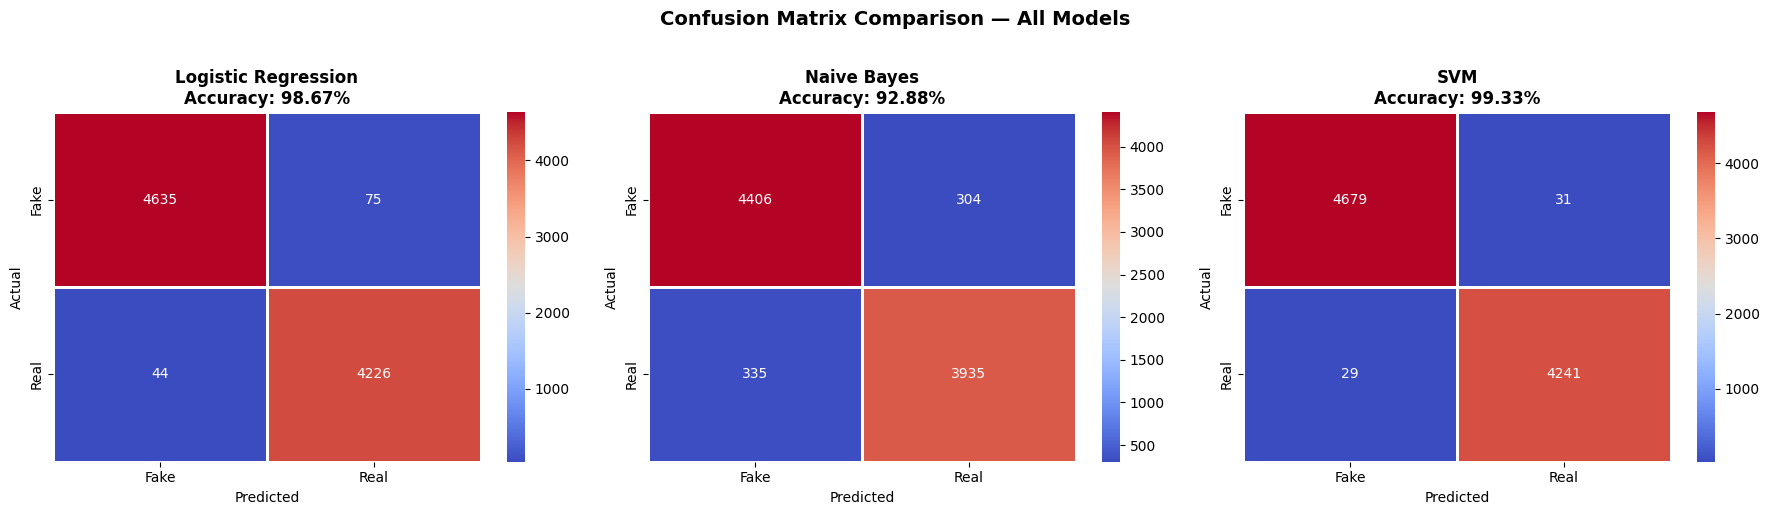
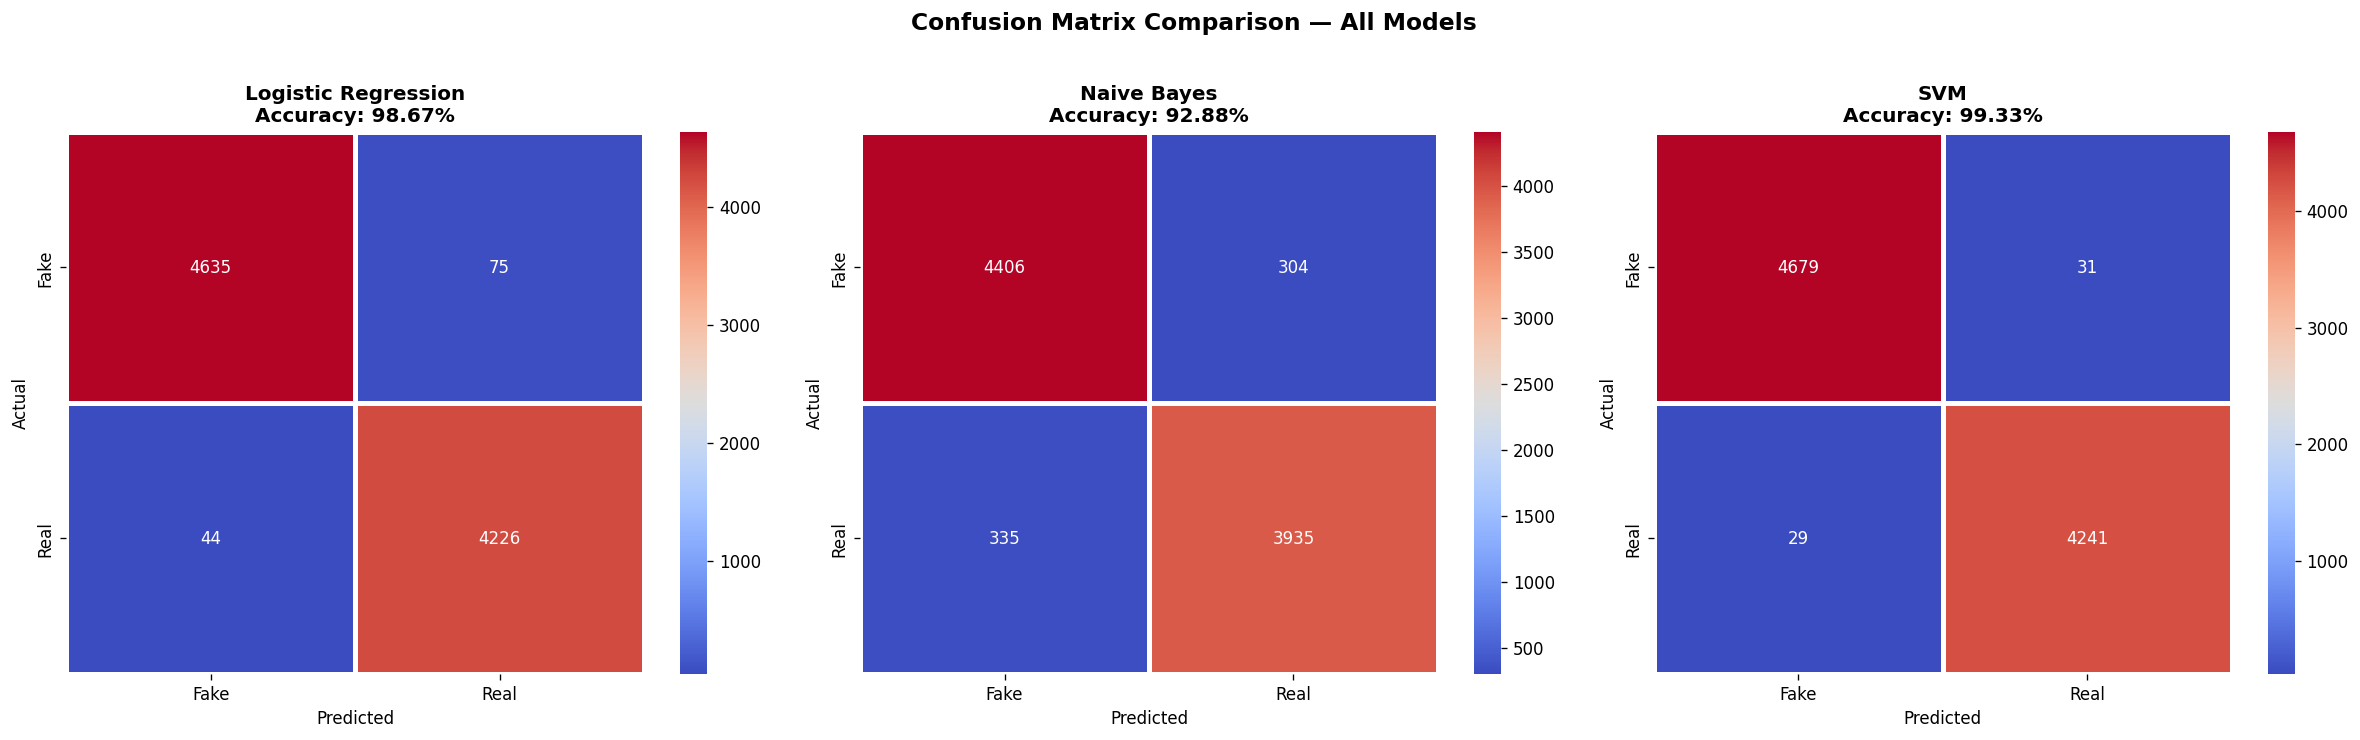
Code edit (unified diff) that turned the first committed figure into the second:
--- before
+++ after
@@ -3,5 +3,5 @@
 import seaborn as sns
 
-fig, axes = plt.subplots(1, 3, figsize=(18, 5))
+fig, axes = plt.subplots(1, 3, figsize=(20, 6), dpi=120)
 
 model_list = {

Commit: add keyword explainability, uncertain zone, and animated UI